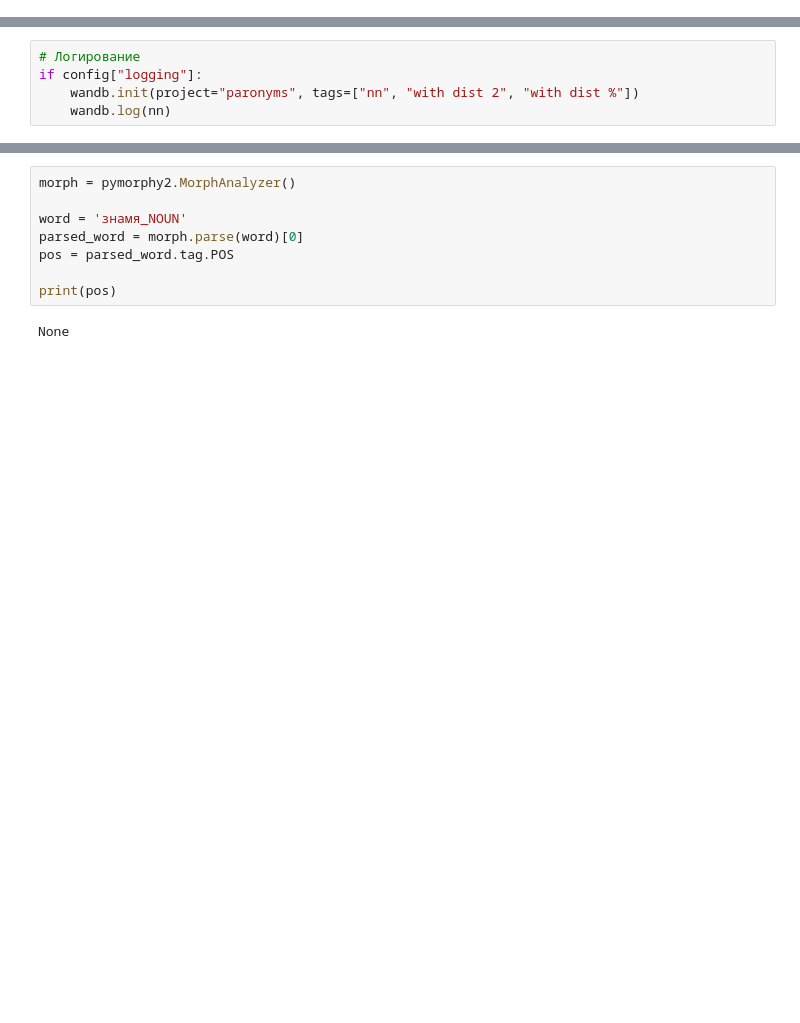
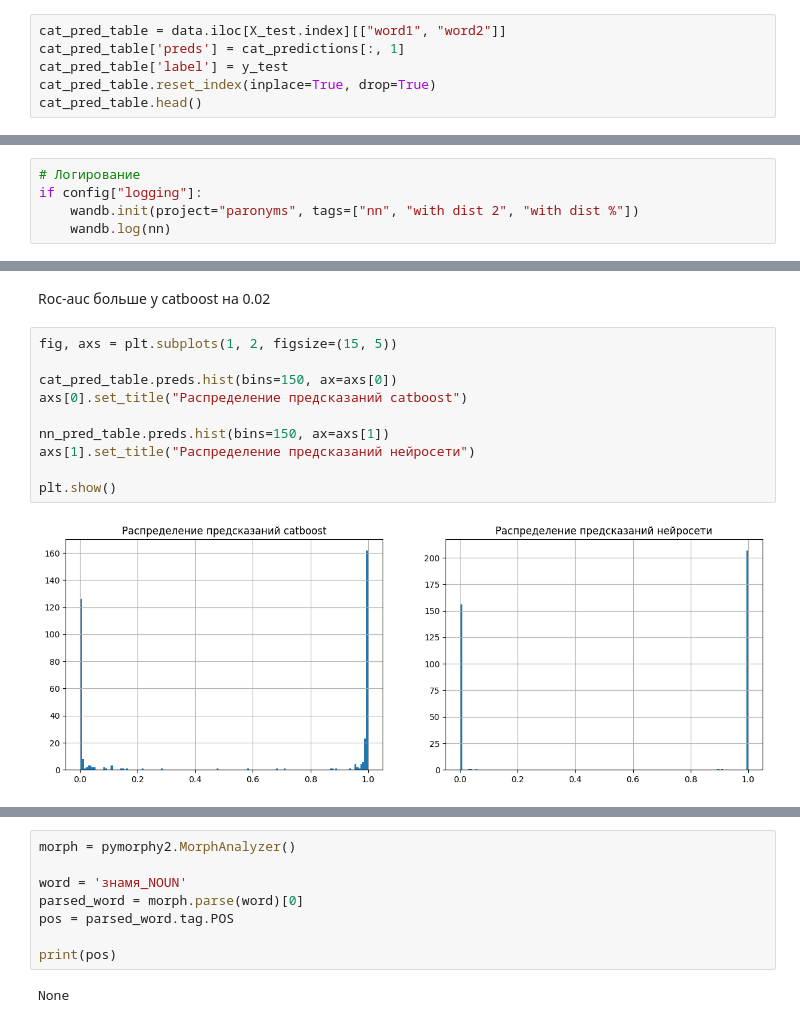
Before and after one commit to PaLashilo/paronyms2, a Jupyter notebook: model.ipynb, the cells around one changed output, grey strips where cells are left out. Saved outputs shown, nothing was run; the diff lists cells and outputs as text; blank space fills up the shorter version.

```diff
--- a/model.ipynb
+++ b/model.ipynb
@@ -360,0 +268,6 @@ print(f"95-й квантиль: {quantile_95}")
+# %%
+cat_pred_table = data.iloc[X_test.index][["word1", "word2"]]
+cat_pred_table['preds'] = cat_predictions[:, 1]
+cat_pred_table['label'] = y_test
+cat_pred_table.reset_index(inplace=True, drop=True)
+cat_pred_table.head()
@@ -468,0 +388,14 @@ None
+# %% [markdown]
+Roc-auc больше у catboost на 0.02
+# %%
+fig, axs = plt.subplots(1, 2, figsize=(15, 5))
+
+cat_pred_table.preds.hist(bins=150, ax=axs[0])
+axs[0].set_title("Распределение предсказаний catboost")
+
+nn_pred_table.preds.hist(bins=150, ax=axs[1])
+axs[1].set_title("Распределение предсказаний нейросети")
+
+plt.show()
+# %% [output]
+[figure, added]
```
Also changed, not shown: parts of 50 cells of this notebook, 2 other files.
